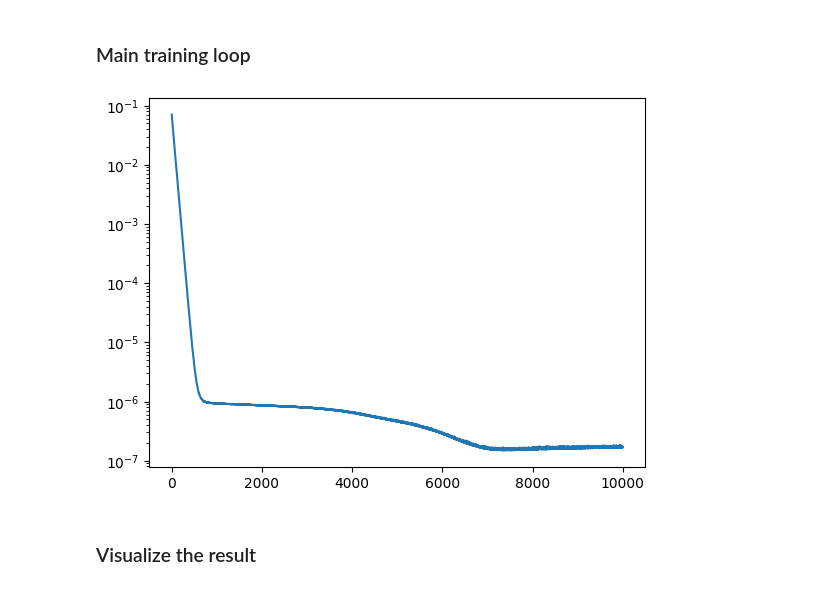
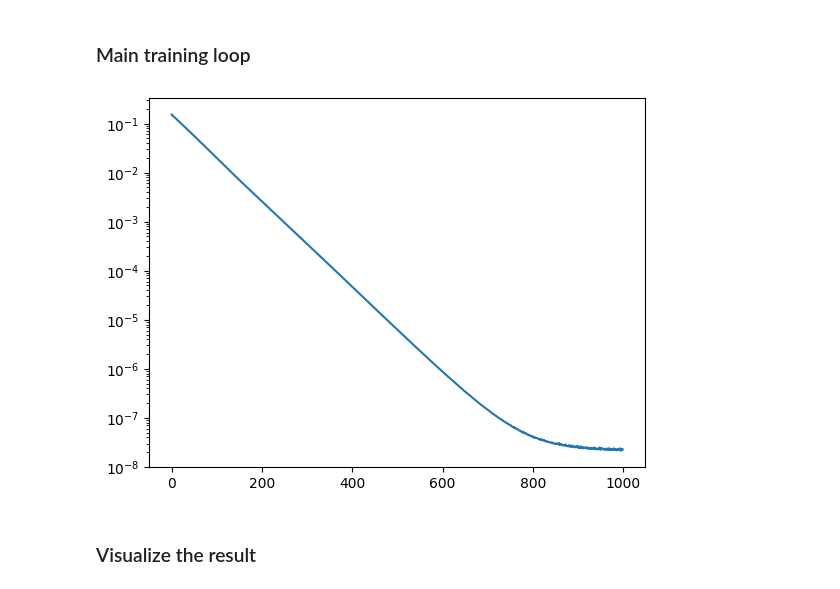
Before and after one commit to JamesAndrewKing/GaussNewtonShapes, a Jupyter notebook: notebooks/minimal_surface_refactor.ipynb, the cells around one changed output. Drawn from its saved outputs; the diff is of its cells as text; code cells hidden in the pictures.

Commit message:
doing everything in double precision

```diff
--- a/notebooks/minimal_surface_refactor.ipynb
+++ b/notebooks/minimal_surface_refactor.ipynb
@@ -31,8 +31,8 @@ torch.set_default_device(device)
 ### Define the boundary rectangles
 # %%
 def get_boundary_angled_rectangles(n=1000):
-    ls = lambda a,b : torch.linspace(a, b, n//8, device=device)
-    const = lambda c : c*torch.ones(n//8, device=device, dtype=torch.float32)
+    ls = lambda a,b : torch.linspace(a, b, n//8, device=device, dtype=torch.float64)
+    const = lambda c : c*torch.ones(n//8, device=device, dtype=torch.float64)
     boundary = torch.hstack([
         torch.vstack([ls(0,1), const(0), const(0)]),
         torch.vstack([ls(0,1), const(1), const(0)]),
@@ -57,13 +57,13 @@ pts_corners = torch.tensor([
     [0,1,1],
     [0,0,1],
     [0,0,0],
-    ], dtype=torch.float32)
+    ], dtype=torch.float64)
 
-pts_space = torch.rand([10000, 3])
-pts_space_fixed = torch.rand([1000, 3])
+pts_space = torch.rand([10000, 3], dtype=torch.float64)
+pts_space_fixed = torch.rand([1000, 3], dtype=torch.float64)
 pts_eikonal = torch.cat((pts_space_fixed, pts_boundary))
 
-loss_weights = {"interface": 1.0, "interface_corners": 10.0, "eikonal": 0.005, "laplacian": 1.0}
+loss_weights = {"interface": 1.0, "interface_corners": 10.0, "eikonal": 0.001, "laplacian": 1.0}
 # eikonal weight has to be small compared to h_laplace, see StabEik
 
 config = {
@@ -85,18 +85,22 @@ fig.display()
 ### Point-sampler demo
 # %%
 model = GeneralNet(ks=[3, 32, 32, 1])
+model = model.double()
 netp = NetWithPartials.create_from_model(model=model, nz=0, nx=3)
 
 surf_pts_nof_points = 100000 ## approx number to initialize the search with
-bounds = torch.tensor([[0,1], [0,1], [0,1]])
+bounds = torch.tensor([[0,1], [0,1], [0,1]], dtype=torch.float64)
 
 grid_find_surface, grid_dist_find_surface, init_grid_resolution = precompute_sample_grid(
     surf_pts_nof_points, bounds, equidistant=True)
 
+grid_find_surface = grid_find_surface.double()
+grid_dist_find_surface = grid_dist_find_surface.double()
+
 
 success, (p_surface, y_sel) = find_boundary_points_numerically_with_binsearch(
     netp=netp,
-    z=torch.zeros([1,0]), ## degenerate latent code to match the expectet footprint
+    z=torch.zeros([1,0], dtype=torch.float64), ## degenerate latent code to match the expectet footprint
     n_steps=10,
     x_grid=grid_find_surface,
     x_grid_dist=grid_dist_find_surface,
@@ -115,7 +119,7 @@ if success:
 
     from util.visualization.utils_mesh import get_mesh
 
-    verts, faces = get_mesh(model, N=128, device=device, bbox_min=bounds[:,0]-.01, bbox_max=bounds[:,1]+.01, chunks=2)
+    verts, faces = get_mesh(model.float(), N=128, device=device, bbox_min=bounds[:,0]-.01, bbox_max=bounds[:,1]+.01, chunks=2)
 
     color = 0xbbbbbb
     fig = k3d.plot(height=800, grid_visible=False, camera_fov=1.0)
@@ -141,6 +139,7 @@ Solving this problem requires access to first and second order derivatives wrt.
 ### Main training loop
 # %%
 model = GeneralNet(ks=[3, 32, 32, 1])
+model = model.double()
 netp = NetWithPartials.create_from_model(model=model, nz=0, nx=3)
 params = model.params
 lr_init = 1e-2
@@ -149,11 +148,11 @@ optim = HandNGD(model, lr=lr_init, config=config)
 sample_on_surface = True
 sampling_method = "binary_search" # one of ["random", "binary_search"]
 surf_pts_nof_points = 100000 ## approx number to initialize the search with
-bounds = torch.tensor([[0,1], [0,1], [0,1]])
+bounds = torch.tensor([[0,1], [0,1], [0,1]], dtype=torch.float64)
 
 loss_over_iters = {}
 
-for i in (pbar:=trange(10000)):
+for i in (pbar:=trange(1000)):
     optim.zero_grad()
 
     ## 1) Interface at boundaries
@@ -165,7 +164,7 @@ for i in (pbar:=trange(10000)):
 
     if sample_on_surface:
         if sampling_method=="random":
-            pts_space = torch.rand([10000, 3])
+            pts_space = torch.rand([10000, 3], dtype=torch.float64)
             vals_sq = model(pts_space).square().squeeze()
             pts = pts_space[vals_sq<1e-4]
             if len(pts):
@@ -176,7 +175,7 @@ for i in (pbar:=trange(10000)):
 
             success, (p_surface, y_sel) = find_boundary_points_numerically_with_binsearch(
                 netp=netp,
-                z=torch.zeros([1,0]), ## or correct shape with degenerate shape
+                z=torch.zeros([1,0], dtype=torch.float64), ## or correct shape with degenerate shape
                 n_steps=20,
                 x_grid=grid_find_surface,
                 x_grid_dist=grid_dist_find_surface,
@@ -189,34 +188,34 @@ for i in (pbar:=trange(10000)):
                 pts_space = torch.cat((pts_space_fixed, pts_space))
             else:
                 pts_space = pts_space_fixed
                 # print("Warning: failed. Surface points will be outdated.")
                 pass ## TODO: probably need to have a fallback to handle this case, and nans more generally
         else:
             assert False, "Point sampling method unknown"
         # pts_space = torch.cat((pts_space_fixed, pts_space))
         config["pts_space"] = pts_space
         optim.config = config
     loss_laplacian = 0.5*model.v_f_laplace(params, pts_space).squeeze(1).square().mean()
 
     loss = loss_weights["interface"] * loss_interface + loss_weights["eikonal"] * loss_eikonal + loss_weights["laplacian"] * loss_laplacian
 
     loss.backward()
     optim.step()
     with torch.no_grad():
         loss_metric = loss_interface + loss_laplacian
 
         pbar.set_description(f"interface: {loss_interface.item():.2e} "
                             f"eikonal: {loss_eikonal.item():.2e} "
                             f"laplacian: {loss_laplacian.item():.2e} "
                             f"{len(pts_space)}"
                             )
         loss_over_iters[i] = loss_metric.item()
 
 plt.plot(loss_over_iters.keys(), loss_over_iters.values())
 plt.semilogy()
 plt.show()
 # %% [output]
-[figure, old version]
+[figure, new version]
 # %% [markdown]
 ### Visualize the result
 # %%
```
Also changed, not shown: parts of 2 cells of this notebook.
